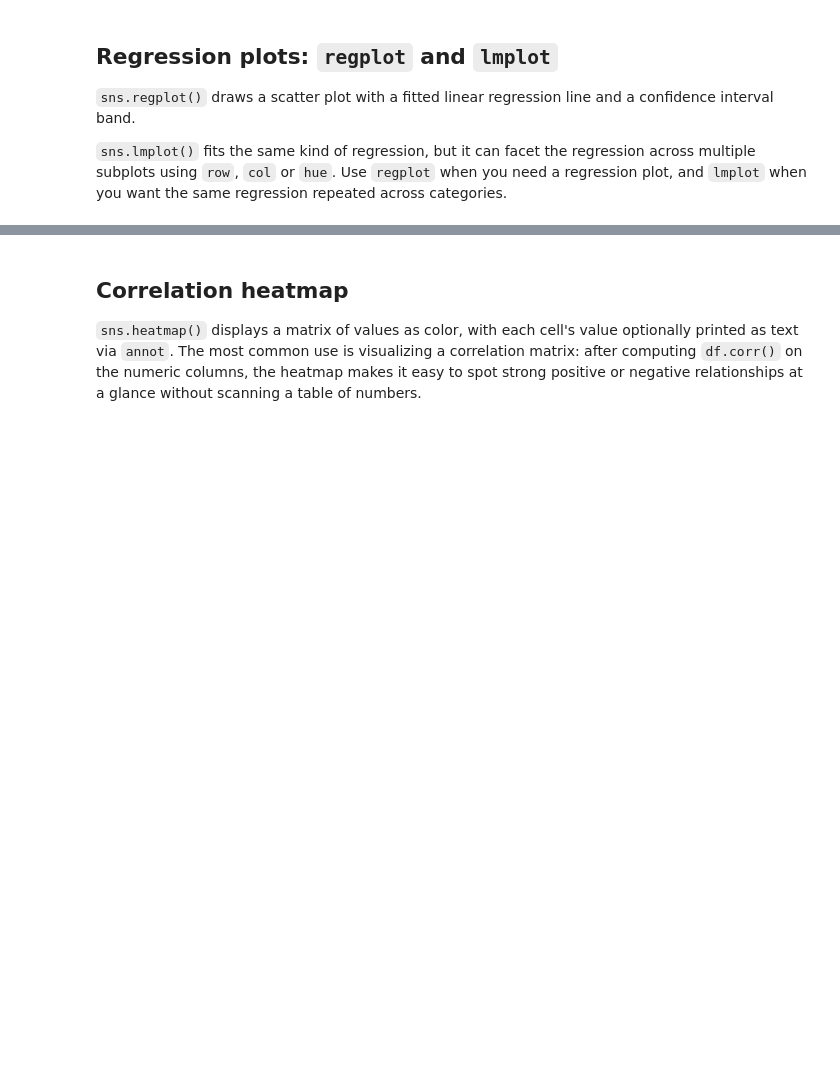
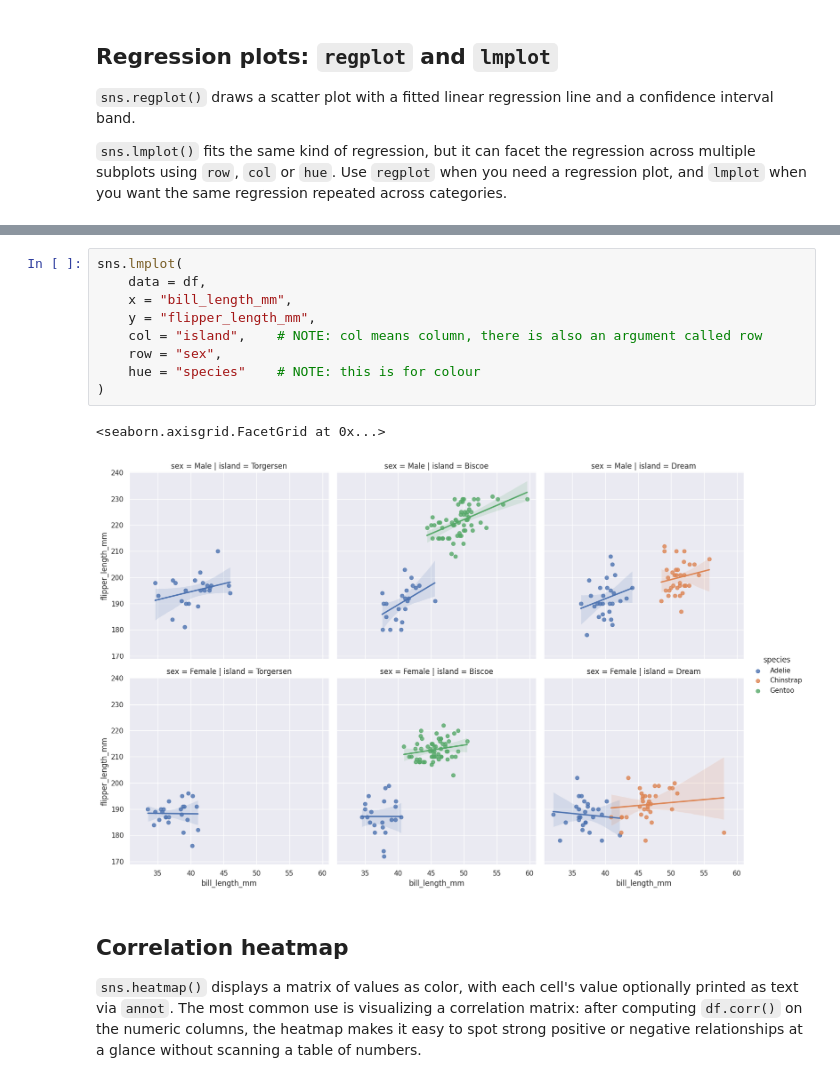
Before and after one commit to ami-null/python-course, a Jupyter notebook: 14_plotting-with-seaborn.ipynb, the cells around one changed output, grey strips where cells are left out. Cells and saved outputs as stored; diff of their text form; blank space fills up the shorter version.

```diff
--- a/14_plotting-with-seaborn.ipynb
+++ b/14_plotting-with-seaborn.ipynb
@@ -312,3 +352,15 @@ sns.lmplot(
+# %%
+sns.lmplot(
+    data = df,
+    x = "bill_length_mm",
+    y = "flipper_length_mm",
+    col = "island",    # NOTE: col means column, there is also an argument called row
+    row = "sex",
+    hue = "species"    # NOTE: this is for colour
+)
+# %% [output]
+<seaborn.axisgrid.FacetGrid at 0x...>
+[figure, added]
 # %% [markdown]
 ## Correlation heatmap
 
```
Also changed, not shown: parts of 19 cells of this notebook.
